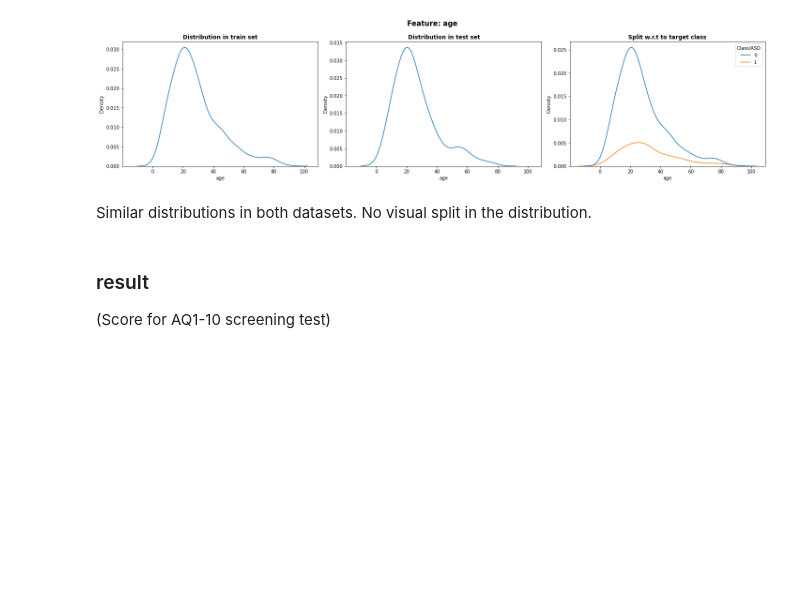
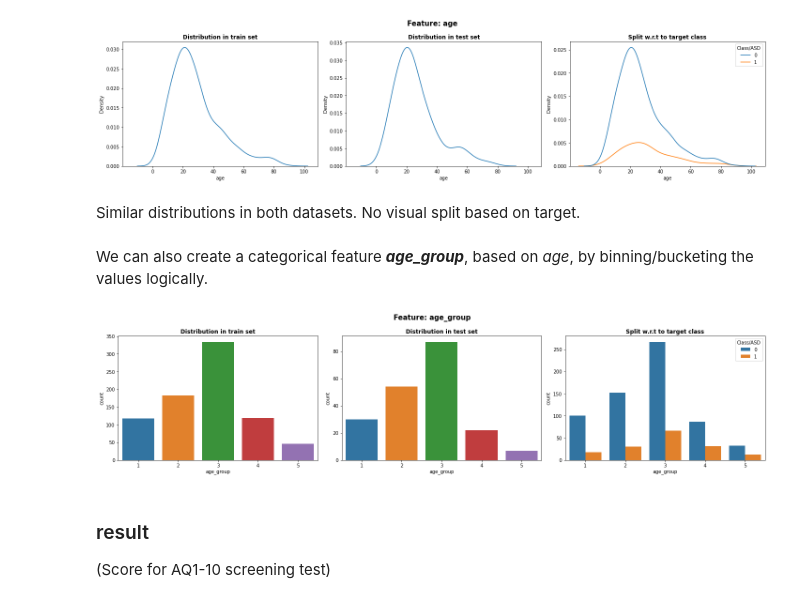
Before and after one commit to stiwari-ds/kaggle-organized, a Jupyter notebook: autism-prediction/01-eda.ipynb, the cells around one changed output. Saved outputs shown, nothing was run; the diff lists cells and outputs as text; code cells hidden in the pictures; blank space fills up the shorter version.

```diff
--- a/autism-prediction/01-eda.ipynb
+++ b/autism-prediction/01-eda.ipynb
@@ -473,4 +485,6 @@ plot_cont('age')
 # %% [output]
 [figure]
 # %% [markdown]
-Similar distributions in both datasets. No visual split in the distribution.
+Similar distributions in both datasets. No visual split based on target.
+# %% [markdown]
+We can also create a categorical feature ***age_group***, based on *age*, by binning/bucketing the values logically.
@@ -477,3 +502,7 @@ Similar distributions in both datasets. No visual split in the distribution.
+# %%
+plot_cat('age_group')
+# %% [output]
+[figure, added]
 # %% [markdown]
 ### result
 (Score for AQ1-10 screening test)
```
Also changed, not shown: parts of 14 cells of this notebook.
